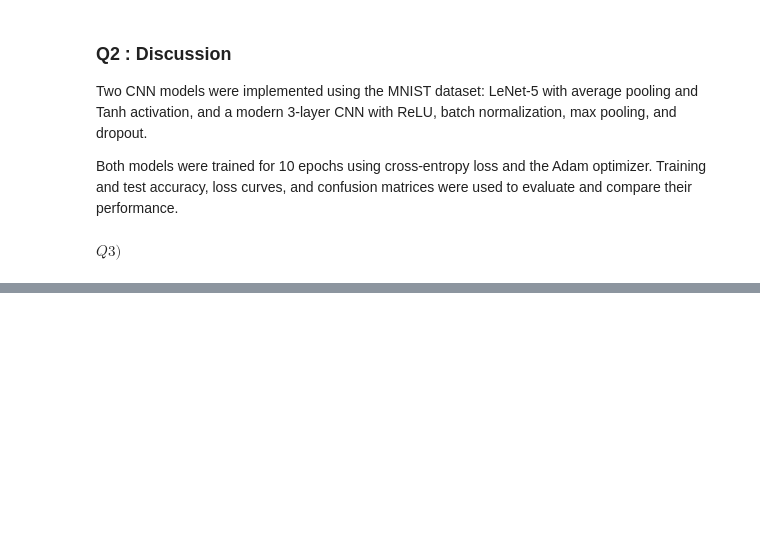
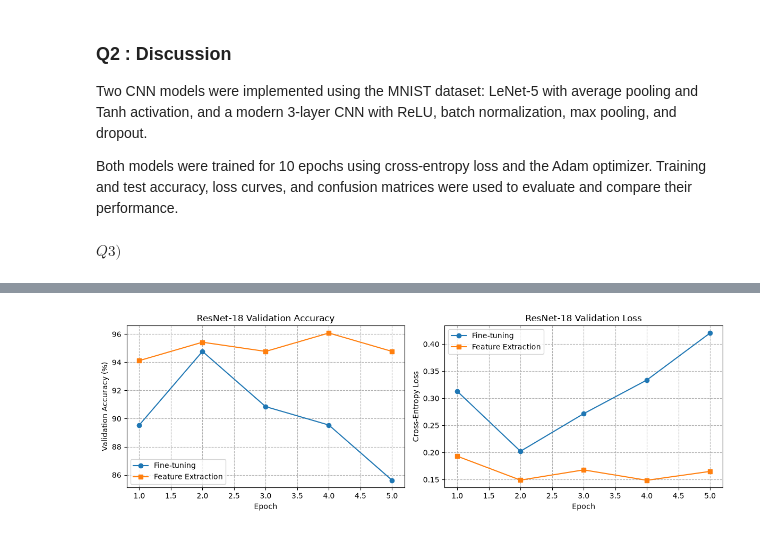
Before and after one commit to codingNR29/Image-processing, a Jupyter notebook: Assignments/Assignment 3/230544C_a03.ipynb, the cells around one changed output, grey strips where cells are left out. Saved outputs shown, nothing was run; the diff lists cells and outputs as text; code cells hidden in the pictures; blank space fills up the shorter version.

```diff
--- a/Assignments/Assignment 3/230544C_a03.ipynb
+++ b/Assignments/Assignment 3/230544C_a03.ipynb
@@ -980,0 +1272,18 @@ $Q3)$
+# %%
+#Defining the loss function
+feature_criterion = nn.CrossEntropyLoss()
+
+#Defining the optimizer
+feature_optimizer = torch.optim.SGD(
+    resnet_feature.fc.parameters(),
+    lr=0.001,
+    momentum=0.9
+)
+
+#Storing training results
+feature_history = {
+    "train_loss": [],
+    "train_acc": [],
+    "val_loss": [],
+    "val_acc": []
+}
@@ -980,0 +1396,57 @@ $Q3)$
+# %%
+#Comparing fine-tuning and feature extraction
+epochs_fine = range(1, len(finetune_history["val_acc"]) + 1)
+epochs_feature = range(1, len(feature_history["val_acc"]) + 1)
+
+plt.figure(figsize=(12, 4))
+
+#Comparing validation accuracy
+plt.subplot(1, 2, 1)
+
+plt.plot(
+    epochs_fine,
+    finetune_history["val_acc"],
+    marker="o",
+    label="Fine-tuning"
+)
+
+plt.plot(
+    epochs_feature,
+    feature_history["val_acc"],
+    marker="s",
+    label="Feature Extraction"
+)
+
+plt.xlabel("Epoch")
+plt.ylabel("Validation Accuracy (%)")
+plt.title("ResNet-18 Validation Accuracy")
+plt.legend()
+plt.grid(True, linestyle = "--")
+
+#Comparing validation loss
+plt.subplot(1, 2, 2)
+
+plt.plot(
+    epochs_fine,
+    finetune_history["val_loss"],
+    marker="o",
+    label="Fine-tuning"
+)
+
+plt.plot(
+    epochs_feature,
+    feature_history["val_loss"],
+    marker="s",
+    label="Feature Extraction"
+)
+
+plt.xlabel("Epoch")
+plt.ylabel("Cross-Entropy Loss")
+plt.title("ResNet-18 Validation Loss")
+plt.legend()
+plt.grid(True, linestyle = "--")
+
+plt.tight_layout()
+plt.show()
+# %% [output]
+[figure, added]
```
Also changed, not shown: parts of 14 cells of this notebook, 1 other file.
